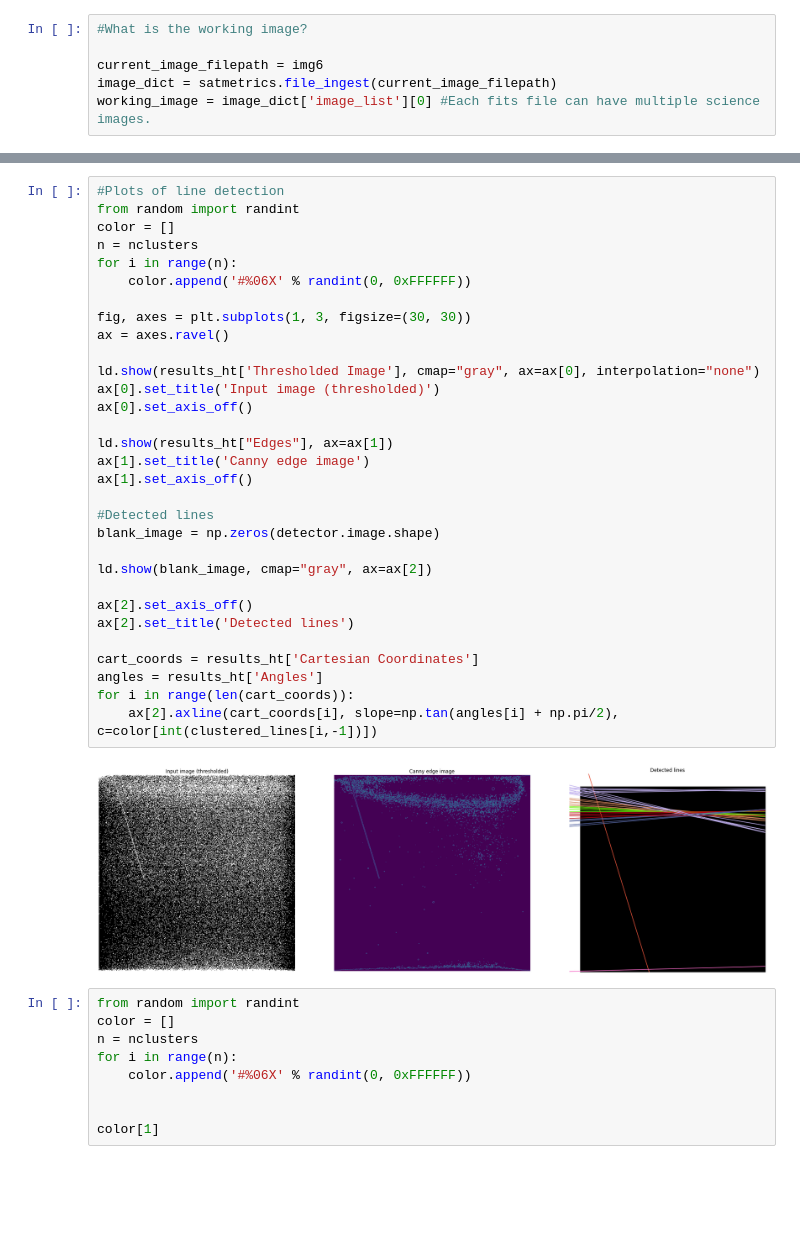
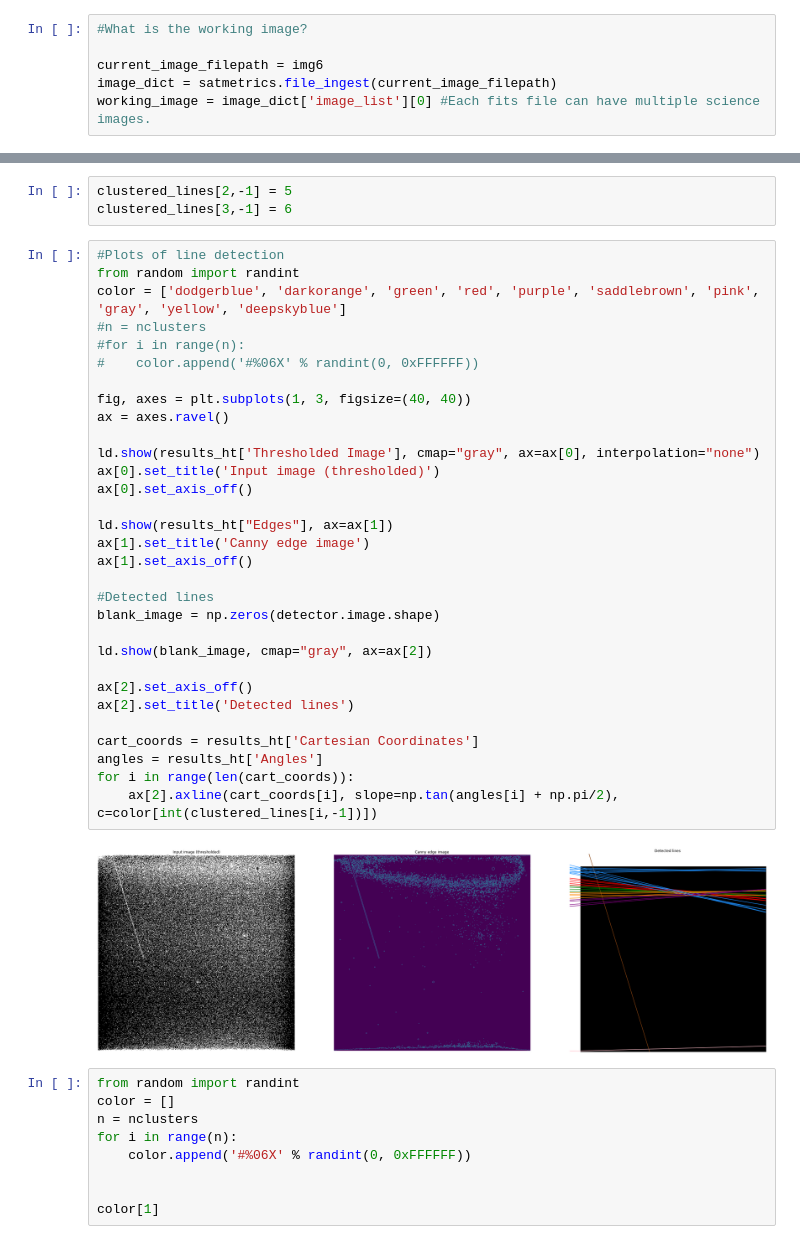
Before and after one commit to uwescience/satmetrics, a Jupyter notebook: presentation_plots.ipynb, the cells around one changed output, grey strips where cells are left out. Drawn from its saved outputs; the diff is of its cells as text; blank space fills up the shorter version.

```diff
--- a/presentation_plots.ipynb
+++ b/presentation_plots.ipynb
@@ -49,36 +66,39 @@ nclusters = int(np.max(clustered_lines[:,-1]) + 1)
+# %%
+clustered_lines[2,-1] = 5
+clustered_lines[3,-1] = 6
 # %%
 #Plots of line detection
 from random import randint
-color = []
-n = nclusters
-for i in range(n):
-    color.append('#%06X' % randint(0, 0xFFFFFF))
+color = ['dodgerblue', 'darkorange', 'green', 'red', 'purple', 'saddlebrown', 'pink', 'gray', 'yellow', 'deepskyblue']
+#n = nclusters
+#for i in range(n):
+#    color.append('#%06X' % randint(0, 0xFFFFFF))
 
-fig, axes = plt.subplots(1, 3, figsize=(30, 30))
+fig, axes = plt.subplots(1, 3, figsize=(40, 40))
 ax = axes.ravel()
 
 ld.show(results_ht['Thresholded Image'], cmap="gray", ax=ax[0], interpolation="none")
 ax[0].set_title('Input image (thresholded)')
 ax[0].set_axis_off()
 
 ld.show(results_ht["Edges"], ax=ax[1])
 ax[1].set_title('Canny edge image')
 ax[1].set_axis_off()
 
 #Detected lines
 blank_image = np.zeros(detector.image.shape)
 
 ld.show(blank_image, cmap="gray", ax=ax[2])
 
 ax[2].set_axis_off()
 ax[2].set_title('Detected lines')
 
 cart_coords = results_ht['Cartesian Coordinates']
 angles = results_ht['Angles']
 for i in range(len(cart_coords)):
     ax[2].axline(cart_coords[i], slope=np.tan(angles[i] + np.pi/2), c=color[int(clustered_lines[i,-1])])
 # %% [output]
-[figure, old version]
+[figure, new version]
 # %%
 from random import randint
 color = []
```
Also changed, not shown: parts of 4 cells of this notebook.
